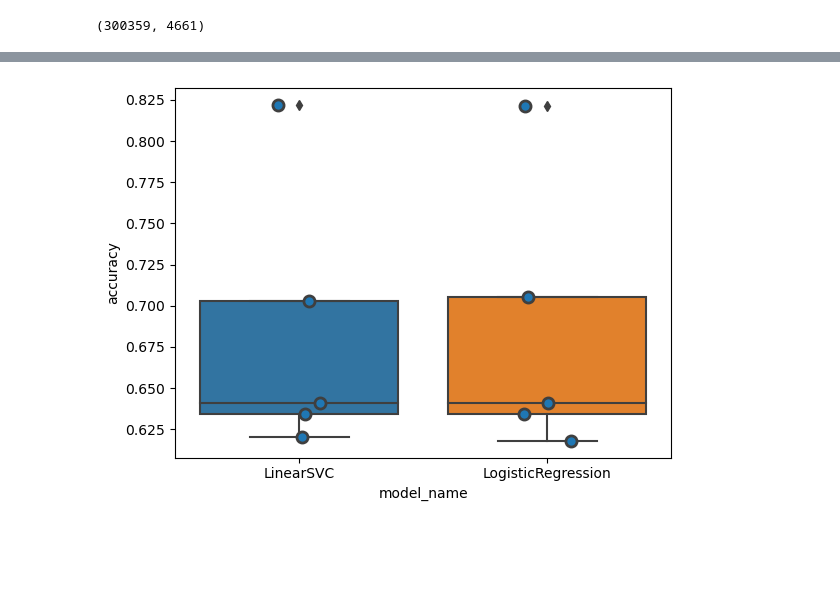
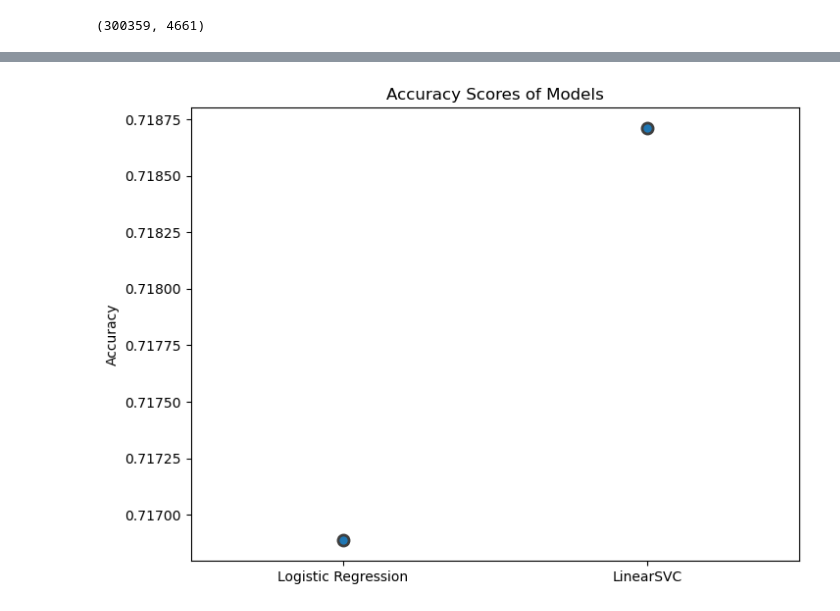
Before and after one commit to michialm/NLPClassifier, a Jupyter notebook: NLP Classifier Preprocessing and Modeling.ipynb, the cells around one changed output, grey strips where cells are left out. Drawn from its saved outputs; the diff is of its cells as text; code cells hidden in the pictures; blank space fills up the shorter version.

Commit message:
adjusted the code, such that it ran the models and provided a visual of the results

```diff
--- a/NLP Classifier Preprocessing and Modeling.ipynb
+++ b/NLP Classifier Preprocessing and Modeling.ipynb
@@ -45,34 +39,59 @@ features.shape
 # %% [output]
 (300359, 4661)
 # %%
-from sklearn.naive_bayes import MultinomialNB
-X_train, X_test, y_train, y_test = train_test_split(Titles['Annotation Text'], Titles['Category'], random_state = 42)
-count_vect = CountVectorizer()
-X_train_counts = count_vect.fit_transform(X_train)
-tfidf_transformer = TfidfTransformer()
-X_train_tfidf = tfidf_transformer.fit_transform(X_train_counts)
-clf = MultinomialNB().fit(X_train_tfidf, y_train)
+Titles_train, Titles_test = train_test_split(Titles, random_state=42)
 # %%
 from sklearn.linear_model import LogisticRegression
 from sklearn.svm import LinearSVC
-from sklearn.model_selection import cross_val_score
-models = [
-    LinearSVC(),
-    LogisticRegression(random_state=42),
-]
-CV = 5
-cv_df = pd.DataFrame(index=range(CV * len(models)))
-entries = []
-for model in models:
-  model_name = model.__class__.__name__
-  accuracies = cross_val_score(model, features, labels, scoring='accuracy', cv=CV)
-  for fold_idx, accuracy in enumerate(accuracies):
-    entries.append((model_name, fold_idx, accuracy))
-cv_df = pd.DataFrame(entries, columns=['model_name', 'fold_idx', 'accuracy'])
-import seaborn as sns
-sns.boxplot(x='model_name', y='accuracy', data=cv_df)
-sns.stripplot(x='model_name', y='accuracy', data=cv_df,
-              size=8, jitter=True, edgecolor="gray", linewidth=2)
+
+# Split the data
+X_train, X_test, y_train, y_test = train_test_split(features, labels, random_state=42)
+
+# Train the LogisticRegression model
+log_reg_classifier = LogisticRegression(random_state=42)
+log_reg_classifier.fit(X_train, y_train)
+
+# Train the LinearSVC model
+linear_svc_classifier = LinearSVC(random_state=42)
+linear_svc_classifier.fit(X_train, y_train)
+
+# Get the predicted labels and probabilities on the test data
+y_pred_log_reg = log_reg_classifier.predict(X_test)
+y_pred_proba_log_reg = log_reg_classifier.predict_proba(X_test)
+
+y_pred_linear_svc = linear_svc_classifier.predict(X_test)
+y_pred_decision_func_linear_svc = linear_svc_classifier.decision_function(X_test)
+
+# Calculate accuracy for Logistic Regression
+accuracy_log_reg = accuracy_score(y_test, y_pred_log_reg)
+print(f'Logistic Regression accuracy: {accuracy_log_reg*100:.2f}%')
+
+# Calculate accuracy for LinearSVC
+accuracy_linear_svc = accuracy_score(y_test, y_pred_linear_svc)
+print(f'LinearSVC accuracy: {accuracy_linear_svc*100:.2f}%')
+
+# Create a dataframe with the predicted labels and maximum decision function values
+results_df = pd.DataFrame({
+    'Predicted Category (Logistic Regression)': y_pred_log_reg,
+    'Confidence Score (Logistic Regression)': np.max(y_pred_proba_log_reg, axis=1),
+    'Predicted Category (LinearSVC)': y_pred_linear_svc,
+    'Confidence Score (LinearSVC)': np.max(np.abs(y_pred_decision_func_linear_svc))
+}, index=Titles_test.index)  # use the same indices as in Titles_test
+
+# Add the 'Annotation Text' column to the results
+results_df = Titles_test[['EAN', 'Title', 'Annotation Text', 'MJR BISAC']].join(results_df)
+
+# Print the results
+print(results_df)
+
+# Create a dotplot of the accuracy scores
+accuracy_scores = [accuracy_log_reg, accuracy_linear_svc]
+model_names = ['Logistic Regression', 'LinearSVC']
+
+plt.figure(figsize=(8, 6))
+sns.stripplot(x=model_names, y=accuracy_scores, size=8, jitter=True, edgecolor='gray', linewidth=2)
+plt.title('Accuracy Scores of Models')
+plt.ylabel('Accuracy')
 plt.show()
 # %% [output]
 STOP: TOTAL NO. of ITERATIONS REACHED LIMIT.
@@ -95,2 +121,2 @@ Please also refer to the documentation for alternative solver options:
-[figure, old version]
+[figure, new version]
 # %%
```
Also changed, not shown: parts of 3 cells of this notebook.
